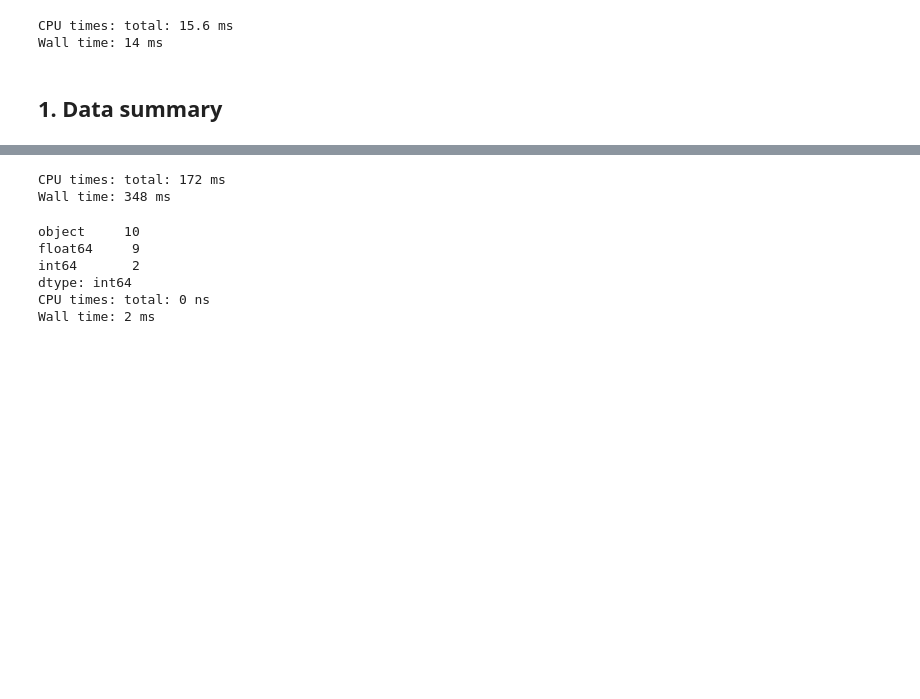
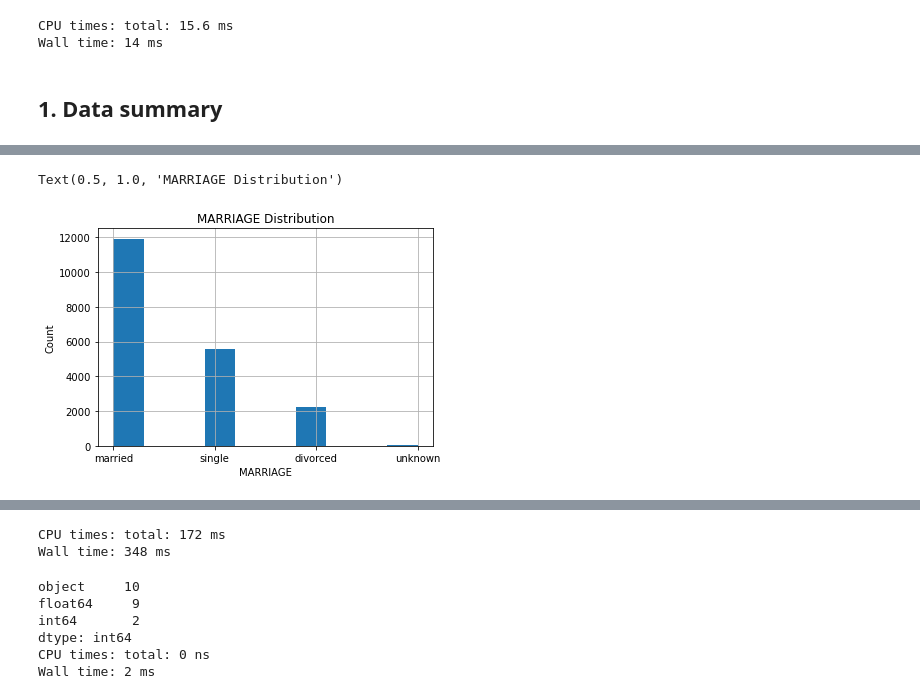
Before and after one commit to Wajiharfaoui/Bank-Telemarketing-Outcome-Prediction, a Jupyter notebook: code_final.ipynb, the cells around one changed output, grey strips where cells are left out. Saved outputs shown, nothing was run; the diff lists cells and outputs as text; code cells hidden in the pictures; blank space fills up the shorter version.

```diff
--- a/code_final.ipynb
+++ b/code_final.ipynb
@@ -245,0 +276,9 @@ def plot_learning_curve(
+# %%
+# Checking for the MARRIAGE distribution
+train['marital'].hist()
+plt.xlabel('MARRIAGE')
+plt.ylabel('Count')
+plt.title('MARRIAGE Distribution')
+# %% [output]
+Text(0.5, 1.0, 'MARRIAGE Distribution')
+[figure, added]
```
Also changed, not shown: parts of 17 cells of this notebook.
